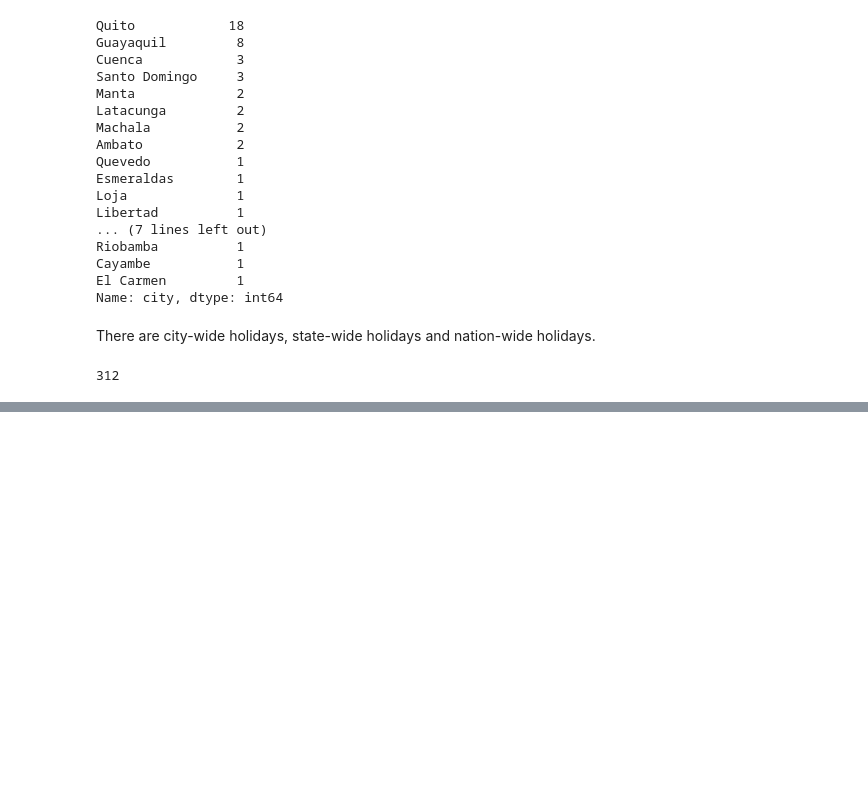
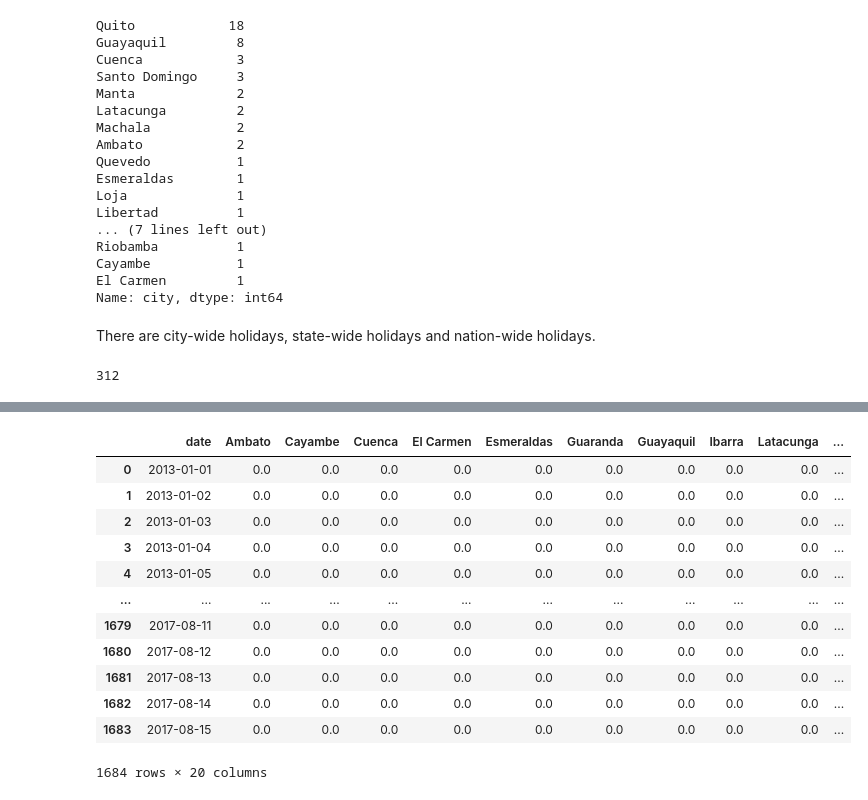
Before and after one commit to Nasibul/e-commerce, a Jupyter notebook: ml-inventory/New Folder/Advanced ARIMA.ipynb, the cells around one changed output, grey strips where cells are left out. Saved outputs shown, nothing was run; the diff lists cells and outputs as text; code cells hidden in the pictures; blank space fills up the shorter version.

```diff
--- a/ml-inventory/New Folder/Advanced ARIMA.ipynb
+++ b/ml-inventory/New Folder/Advanced ARIMA.ipynb
@@ -295,0 +307,7 @@ N-BEATS, DeepAR, Spacetimeformer, Temporal Fusion Transformer
+# %%
+dates = pd.DataFrame(train.index.unique())
+exog = dates.merge(oil, how='left', left_on=dates['date'], right_on=oil['date'])
+exog = exog[['date_x', 'dcoilwtico']]
+exog = exog.rename(columns={'date_x': 'date'})
+exog['dcoilwtico'] = exog['dcoilwtico'].interpolate(method='nearest')
+exog
@@ -295,0 +334,3 @@ N-BEATS, DeepAR, Spacetimeformer, Temporal Fusion Transformer
+# %%
+exog['dcoilwtico'][0] = exog['dcoilwtico'][1:10].mean()
+exog
@@ -295,0 +367,4 @@ N-BEATS, DeepAR, Spacetimeformer, Temporal Fusion Transformer
+# %%
+holidays_city = holidays[holidays['locale']=='Local']
+holidays_state = holidays[holidays['locale']=='Regional']
+holidays_national = holidays[holidays['locale']=='National']
@@ -295,0 +488,3 @@ N-BEATS, DeepAR, Spacetimeformer, Temporal Fusion Transformer
+# %%
+indicator_holidays_city = pd.pivot_table(holidays_city[['date','locale_name']], columns=['locale_name'], index='date', aggfunc=len, fill_value=0)
+indicator_holidays_city
@@ -295,0 +506,19 @@ N-BEATS, DeepAR, Spacetimeformer, Temporal Fusion Transformer
+# %%
+indicator_holidays_city = exog.merge(indicator_holidays_city, how='left', left_on=exog['date'], right_on=indicator_holidays_city.index)
+indicator_holidays_city = indicator_holidays_city.drop(columns=['key_0', 'dcoilwtico'])
+indicator_holidays_city = indicator_holidays_city.fillna(0)
+indicator_holidays_city
+# %% [output]
+|  | date | Ambato | Cayambe | Cuenca | El Carmen | Esmeraldas | Guaranda | Guayaquil | Ibarra | Latacunga | ... |
+| 0 | 2013-01-01 | 0.0 | 0.0 | 0.0 | 0.0 | 0.0 | 0.0 | 0.0 | 0.0 | 0.0 | ... |
+| 1 | 2013-01-02 | 0.0 | 0.0 | 0.0 | 0.0 | 0.0 | 0.0 | 0.0 | 0.0 | 0.0 | ... |
+| 2 | 2013-01-03 | 0.0 | 0.0 | 0.0 | 0.0 | 0.0 | 0.0 | 0.0 | 0.0 | 0.0 | ... |
+| 3 | 2013-01-04 | 0.0 | 0.0 | 0.0 | 0.0 | 0.0 | 0.0 | 0.0 | 0.0 | 0.0 | ... |
+| 4 | 2013-01-05 | 0.0 | 0.0 | 0.0 | 0.0 | 0.0 | 0.0 | 0.0 | 0.0 | 0.0 | ... |
+| ... | ... | ... | ... | ... | ... | ... | ... | ... | ... | ... | ... |
+| 1679 | 2017-08-11 | 0.0 | 0.0 | 0.0 | 0.0 | 0.0 | 0.0 | 0.0 | 0.0 | 0.0 | ... |
+| 1680 | 2017-08-12 | 0.0 | 0.0 | 0.0 | 0.0 | 0.0 | 0.0 | 0.0 | 0.0 | 0.0 | ... |
+| 1681 | 2017-08-13 | 0.0 | 0.0 | 0.0 | 0.0 | 0.0 | 0.0 | 0.0 | 0.0 | 0.0 | ... |
+| 1682 | 2017-08-14 | 0.0 | 0.0 | 0.0 | 0.0 | 0.0 | 0.0 | 0.0 | 0.0 | 0.0 | ... |
+| 1683 | 2017-08-15 | 0.0 | 0.0 | 0.0 | 0.0 | 0.0 | 0.0 | 0.0 | 0.0 | 0.0 | ... |
+1684 rows × 20 columns
```
Also changed, not shown: parts of 26 cells of this notebook.
